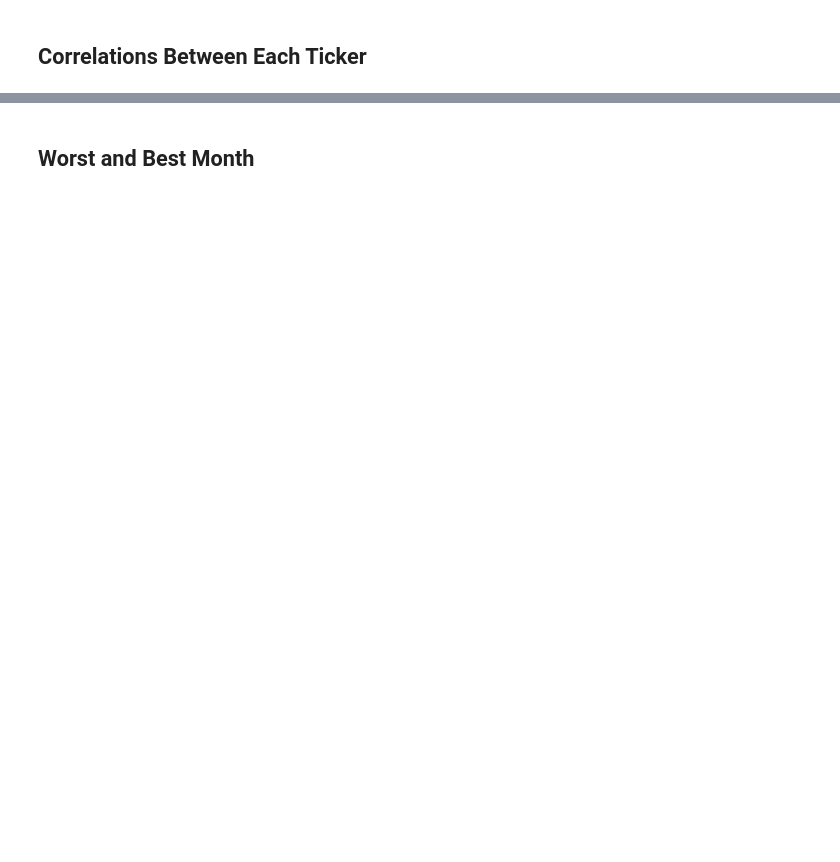
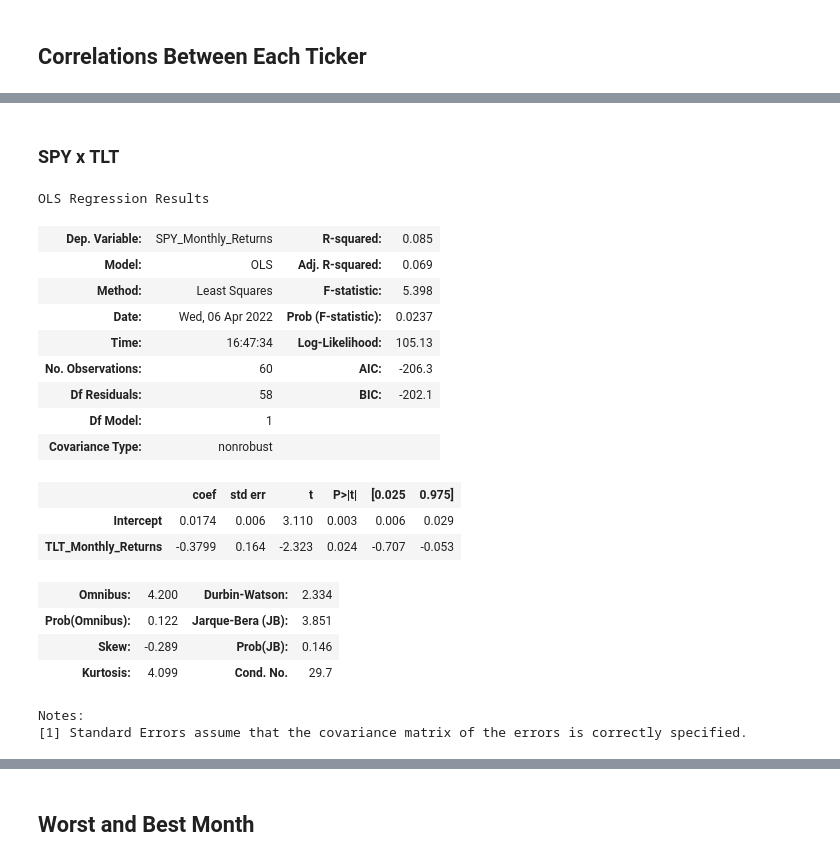
Before and after one commit to ngs222/CWM-Interview, a Jupyter notebook: Python Work File.ipynb, the cells around one changed output, grey strips where cells are left out. Cells and saved outputs as stored; diff of their text form; code cells hidden in the pictures; blank space fills up the shorter version.

```diff
--- a/Python Work File.ipynb
+++ b/Python Work File.ipynb
@@ -107,0 +449,25 @@ monthly_df
+# %% [markdown]
+### SPY x TLT
+# %%
+SPY_TLT = sm_ols('SPY_Monthly_Returns ~ TLT_Monthly_Returns', data = monthly_df).fit()
+SPY_TLT.summary()
+# %% [output]
+OLS Regression Results
+| Dep. Variable: | SPY_Monthly_Returns | R-squared: | 0.085 |
+| Model: | OLS | Adj. R-squared: | 0.069 |
+| Method: | Least Squares | F-statistic: | 5.398 |
+| Date: | Wed, 06 Apr 2022 | Prob (F-statistic): | 0.0237 |
+| Time: | 16:47:34 | Log-Likelihood: | 105.13 |
+| No. Observations: | 60 | AIC: | -206.3 |
+| Df Residuals: | 58 | BIC: | -202.1 |
+| Df Model: | 1 |  |  |
+| Covariance Type: | nonrobust |  |  |
+|  | coef | std err | t | P>|t| | [0.025 | 0.975] |
+| Intercept | 0.0174 | 0.006 | 3.110 | 0.003 | 0.006 | 0.029 |
+| TLT_Monthly_Returns | -0.3799 | 0.164 | -2.323 | 0.024 | -0.707 | -0.053 |
+| Omnibus: | 4.200 | Durbin-Watson: | 2.334 |
+| Prob(Omnibus): | 0.122 | Jarque-Bera (JB): | 3.851 |
+| Skew: | -0.289 | Prob(JB): | 0.146 |
+| Kurtosis: | 4.099 | Cond. No. | 29.7 |
+Notes:
+[1] Standard Errors assume that the covariance matrix of the errors is correctly specified.
```
Also changed, not shown: parts of 111 cells of this notebook.
